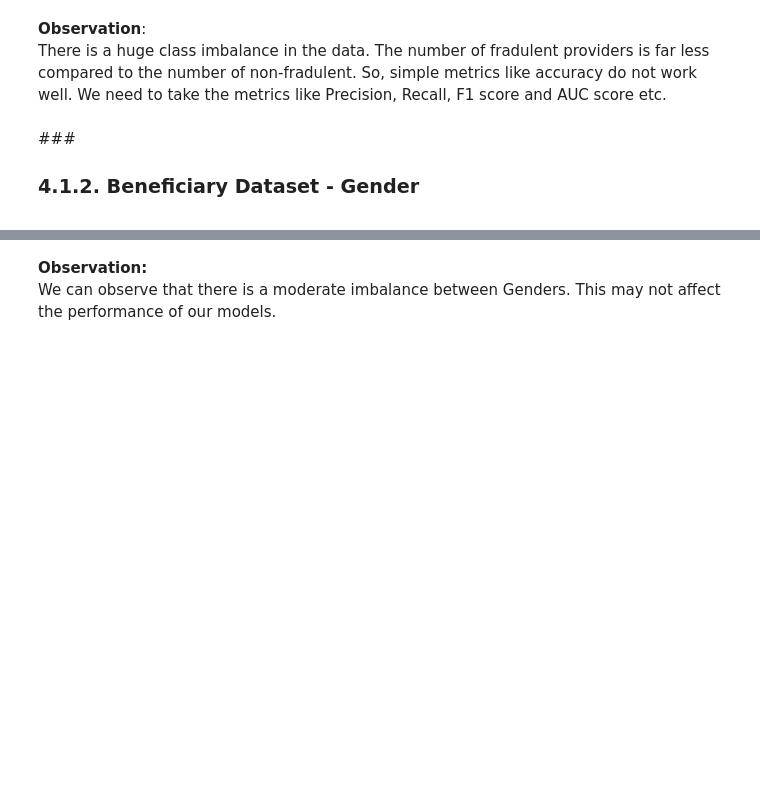
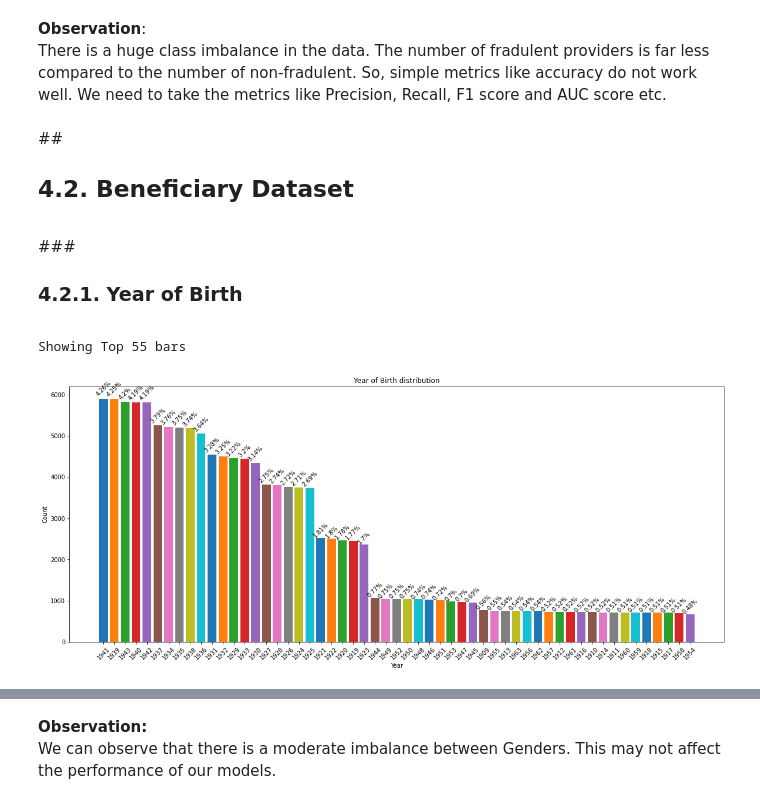
Before and after one commit to NaveenVuppula/Healthcare-Provider-Fraud-Detection-Analysis, a Jupyter notebook: Healthcare_Provider_Fraud_Detection_Analysis.ipynb, the cells around one changed output, grey strips where cells are left out. Saved outputs shown, nothing was run; the diff lists cells and outputs as text; code cells hidden in the pictures; blank space fills up the shorter version.

```diff
--- a/Healthcare_Provider_Fraud_Detection_Analysis.ipynb
+++ b/Healthcare_Provider_Fraud_Detection_Analysis.ipynb
@@ -263,4 +291,14 @@ display_barplot(data, "Class", "Class distribution", showlegend=True, labels=["N
 **Observation**:<br>
 There is a huge class imbalance in the data. The number of fradulent providers is far less compared to the number of non-fradulent. So, simple metrics like accuracy do not work well. We need to take the metrics like Precision, Recall, F1 score and AUC score etc.
 # %% [markdown]
-###<h3> 4.1.2. Beneficiary Dataset - Gender
+##<h2> 4.2. Beneficiary Dataset
+# %% [markdown]
+###<h3> 4.2.1. Year of Birth
+# %%
+#Display Year of Birth distribution
+df_train_beneficiaries['YOB'] = df_train_beneficiaries['DOB'].apply(lambda x: x[:4])
+data = count_values(df_train_beneficiaries, 'YOB')
+display_barplot(data, "Year", "Year of Birth distribution")
+# %% [output]
+Showing Top 55 bars
+[figure, added]
```
Also changed, not shown: parts of 39 cells of this notebook.
